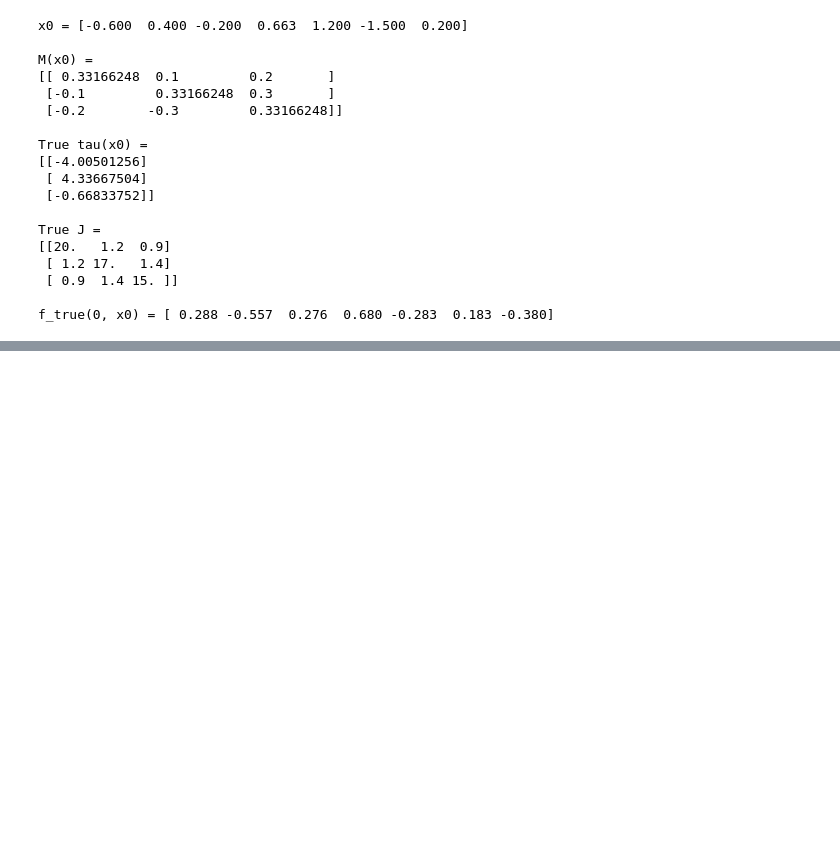
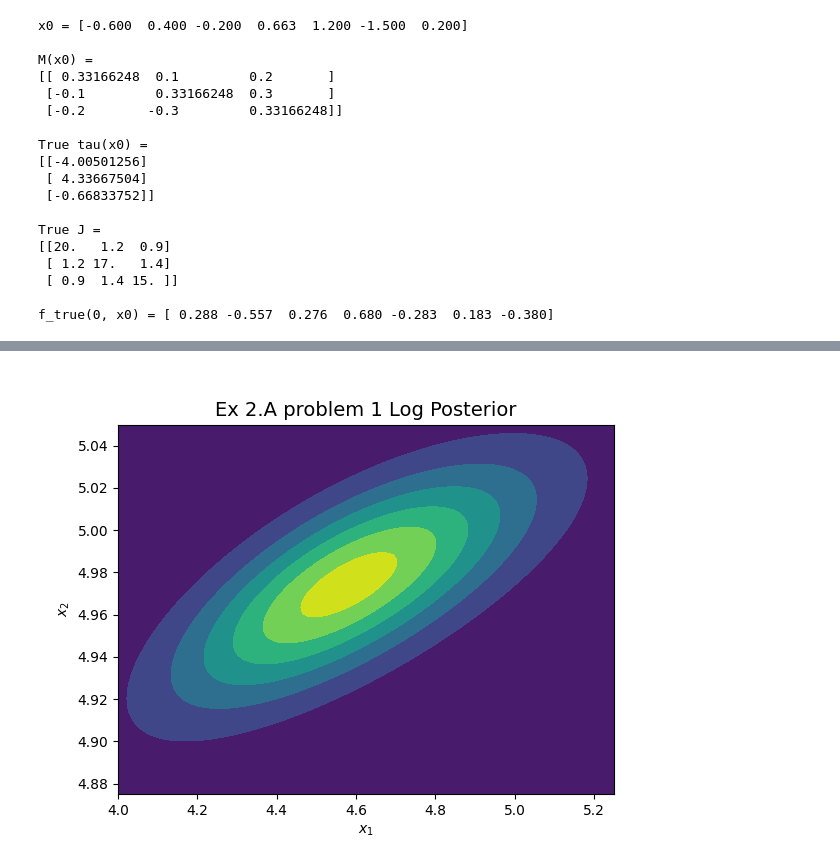
Before and after one commit to akshatd/ae567-inference, a Jupyter notebook: project_2b/ex2a.ipynb, the cells around one changed output, grey strips where cells are left out. Drawn from its saved outputs; the diff is of its cells as text; code cells hidden in the pictures; blank space fills up the shorter version.

```diff
--- a/project_2b/ex2a.ipynb
+++ b/project_2b/ex2a.ipynb
@@ -191,0 +199,87 @@ fignum = plot_sat_dyn(fignum, Tspan_true, x_true, Tspan_sens, x_sens, X_NAMES, "
+# %%
+# set up bayes learning problem
+def multigauss_logpdf(obs: np.ndarray, data: np.ndarray, cov: np.ndarray) -> float:
+    """
+    Calculates the logpdf of observing the given data under a multivariate Gaussian distribution.
+    Each observation MUST have its own data point as the mean and the same covariance matrix.
+
+    Parameters:
+    obs (numpy.ndarray): The observed data points, with shape (n_samples, n_features).
+    data (numpy.ndarray): The mean of the multivariate Gaussian distribution, with shape (n_samples, n_features).
+    cov (numpy.ndarray): The covariance matrix of the multivariate Gaussian distribution, with shape (n_features, n_features).
+
+    Returns:
+    float: The logpdf of observing the data under the multivariate Gaussian distribution.
+    """
+    dims = obs.shape[1]
+    diff = obs - data
+    const_term = dims * np.log(2 * np.pi) + np.log(np.linalg.det(cov))
+    exponent_term = np.sum(np.dot(diff, np.linalg.inv(cov)) * diff, axis=1)
+    return -0.5 * np.sum((const_term + exponent_term))
+
+
+def log_prior(params: np.ndarray) -> float:
+    # indep gaussian prior on k1, k2 with 0 mean and 1 variance
+    # this returns an array for some reason, get the first element for float
+    return lognormpdf(params.reshape(-1, 1), np.zeros(params.size), np.eye(params.size))[0]
+
+
+def log_likelihood(sim_func: Callable, data: Observation, params: np.ndarray) -> float:
+    # gaussian likelihood on the difference between the sensor data
+    # and model output for the given parameters
+    sim = sim_func(params)
+    obs = sensor(sim)
+    cov = NOISE_STD**2 * np.eye(obs.y.shape[0])
+    return multigauss_logpdf(data.y.T, obs.y.T, cov)
+
+
+def log_posterior(sim_func: Callable, params: np.ndarray, data: Observation) -> float:
+    return log_prior(params) + log_likelihood(sim_func, data, params)
+
+
+def compose(*functions):
+    "Compose a list of functions"
+    return functools.reduce(lambda f, g: lambda x: f(g(x)), functions, lambda x: x)
+
+
+def plot_post(plt_id):
+    plt.close(plt_id)
+    plt.figure(plt_id)
+    xgrid = np.linspace(4, 5.25, 100)
+    ygrid = np.linspace(4.875, 5.05, 100)
+    XX, YY = np.meshgrid(xgrid, ygrid)
+    def func(params): return log_posterior(simulate_p1, params, data_sens)
+    plt.contourf(XX, YY, eval_func_on_grid(compose(np.exp, func), xgrid, ygrid).T)
+    plt.xlabel(r'$x_1$')
+    plt.ylabel(r'$x_2$')
+    plt.title('Ex 2.A problem 1 Log Posterior', fontsize=14)
+    plt.savefig('figs/logpost_2.A.1.svg')
+    return plt_id+1
+
+
+# test log_likelihood, for accuracy and speed
+# dims = 3
+# N = 5000
+# obs = np.random.randn(dims, N)
+# data = np.random.randn(dims, N)
+# cov = np.array([[2, 0.5, 0.3],
+#                 [0.5, 3, 0.2],
+#                 [0.3, 0.2, 1]])
+# # cov=NOISE_STD**2 * np.eye(obs.shape[0])
+
+# start = perf_counter()
+# sum1 = 0
+# for col in range(data.shape[1]):
+#     sum1 += multivariate_normal.logpdf(obs[:, col], mean=data[:, col],
+#                                        cov=cov)
+# time1 = perf_counter() - start
+# print(f'{sum1} in {time1} s')
+# start = perf_counter()
+# sum2 = multigauss_logpdf(obs.T, data.T, cov)
+# time2 = perf_counter() - start
+# print(f'{sum2} in {time2} s')
+# print(f'{time1/time2} times faster')
+
+fignum = plot_post(fignum)
+# %% [output]
+[figure, added]
```
Also changed, not shown: parts of 9 cells of this notebook, 3 other files.
